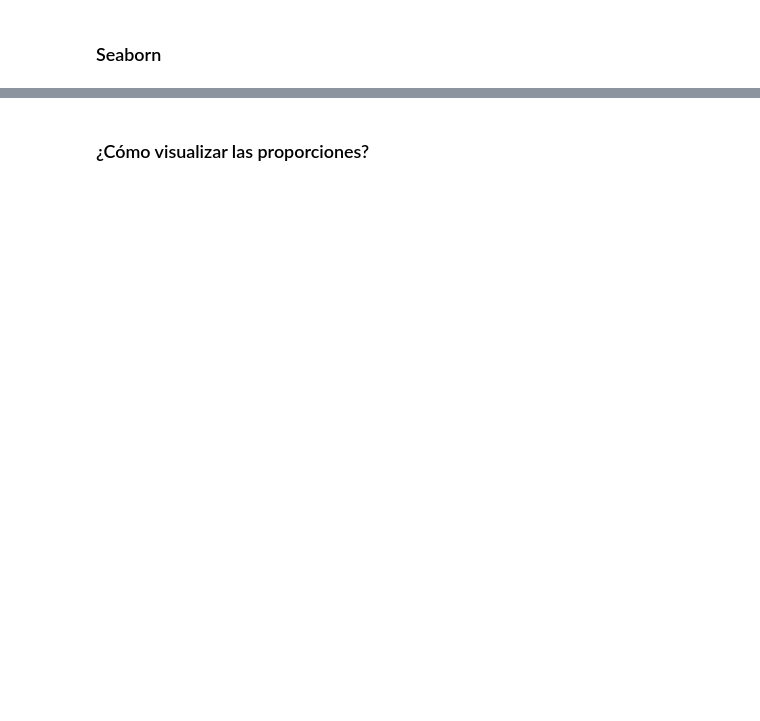
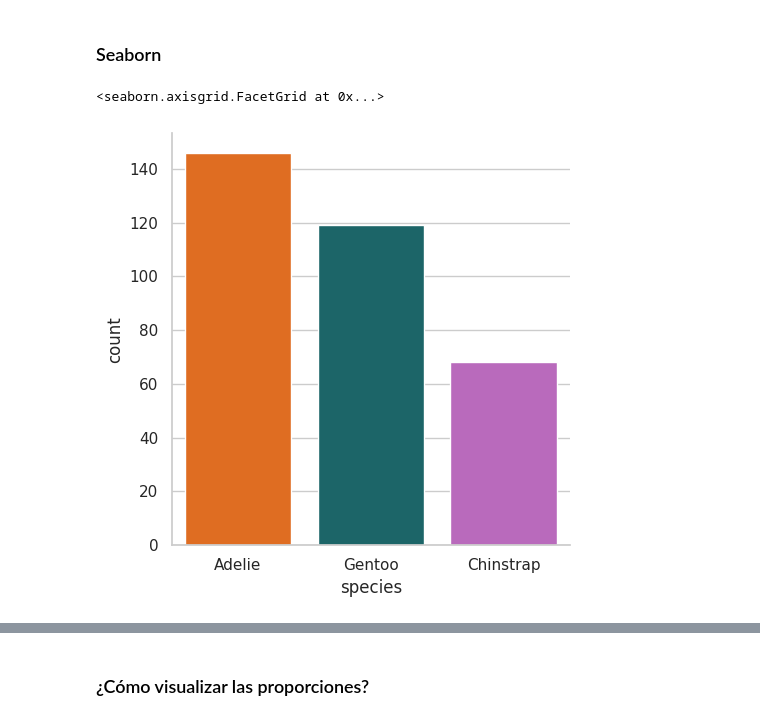
Before and after one commit to jariel17/curso-analisis-exploratorio-de-datos, a Jupyter notebook: 01-conociendo-nuestros-datos.ipynb, the cells around one changed output, grey strips where cells are left out. Saved outputs shown, nothing was run; the diff lists cells and outputs as text; code cells hidden in the pictures; blank space fills up the shorter version.

```diff
--- a/01-conociendo-nuestros-datos.ipynb
+++ b/01-conociendo-nuestros-datos.ipynb
@@ -368,2 +380,14 @@ processed_penguins_df.describe(include=object)
 # %% [markdown]
 ### Seaborn
+# %%
+(
+    sns.catplot(
+        data = processed_penguins_df,
+        x = 'species',
+        kind='count',
+        palette=penguin_color
+    )
+)
+# %% [output]
+<seaborn.axisgrid.FacetGrid at 0x...>
+[figure, added]
```
Also changed, not shown: parts of 13 cells of this notebook.
